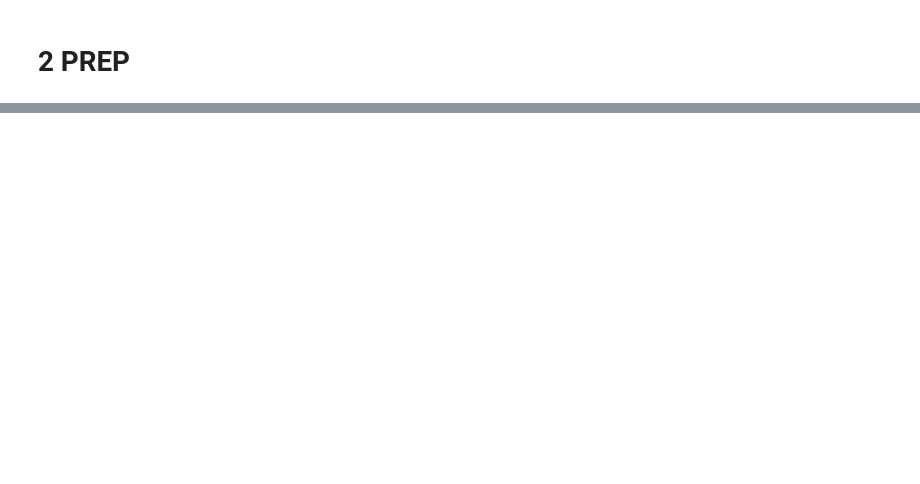
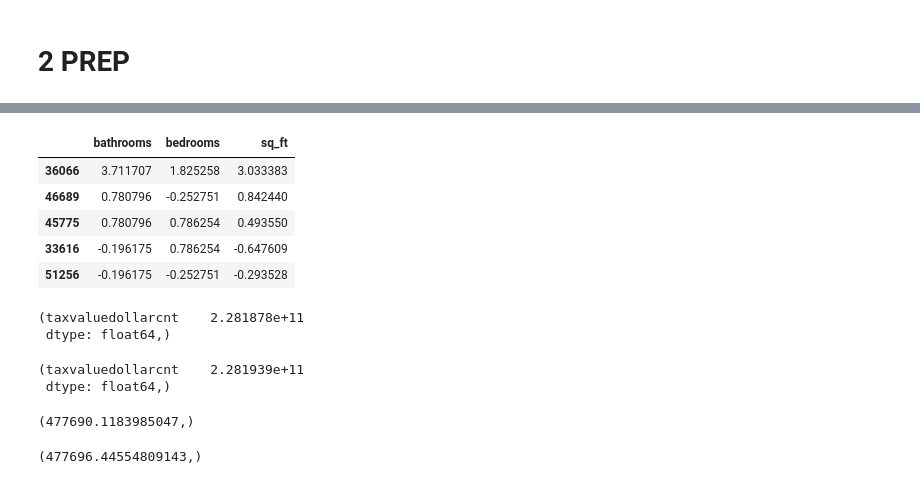
Before and after one commit to flambuth/estimated-home-value, a Jupyter notebook: First_Draft.ipynb, the cells around one changed output, grey strips where cells are left out. Drawn from its saved outputs; the diff is of its cells as text; code cells hidden in the pictures; blank space fills up the shorter version.

```diff
--- a/First_Draft.ipynb
+++ b/First_Draft.ipynb
@@ -35,0 +69,3 @@ df.shape
+# %%
+#So we know 3 is the amount of features to use. Given our x_train feature matrix.
+best_features = features.optimal_features(X_train, y_train, 3)
@@ -35,0 +92,4 @@ df.shape
+# %%
+#model_2 will only use the 3 features picked by our RFE functions
+best_features
+X_train_optimo = X_train[best_features]
@@ -35,0 +118,27 @@ df.shape
+# %%
+X_train_optimo.head()
+# %% [output]
+|  | bathrooms | bedrooms | sq_ft |
+| 36066 | 3.711707 | 1.825258 | 3.033383 |
+| 46689 | 0.780796 | -0.252751 | 0.842440 |
+| 45775 | 0.780796 | 0.786254 | 0.493550 |
+| 33616 | -0.196175 | 0.786254 | -0.647609 |
+| 51256 | -0.196175 | -0.252751 | -0.293528 |
+# %%
+mse1
+# %% [output]
+(taxvaluedollarcnt    2.281878e+11
+ dtype: float64,)
+# %%
+mse2
+# %% [output]
+(taxvaluedollarcnt    2.281939e+11
+ dtype: float64,)
+# %%
+rmse1
+# %% [output]
+(477690.1183985047,)
+# %%
+rmse2
+# %% [output]
+(477696.44554809143,)
```
Also changed, not shown: parts of 29 cells of this notebook, 3 other files.
